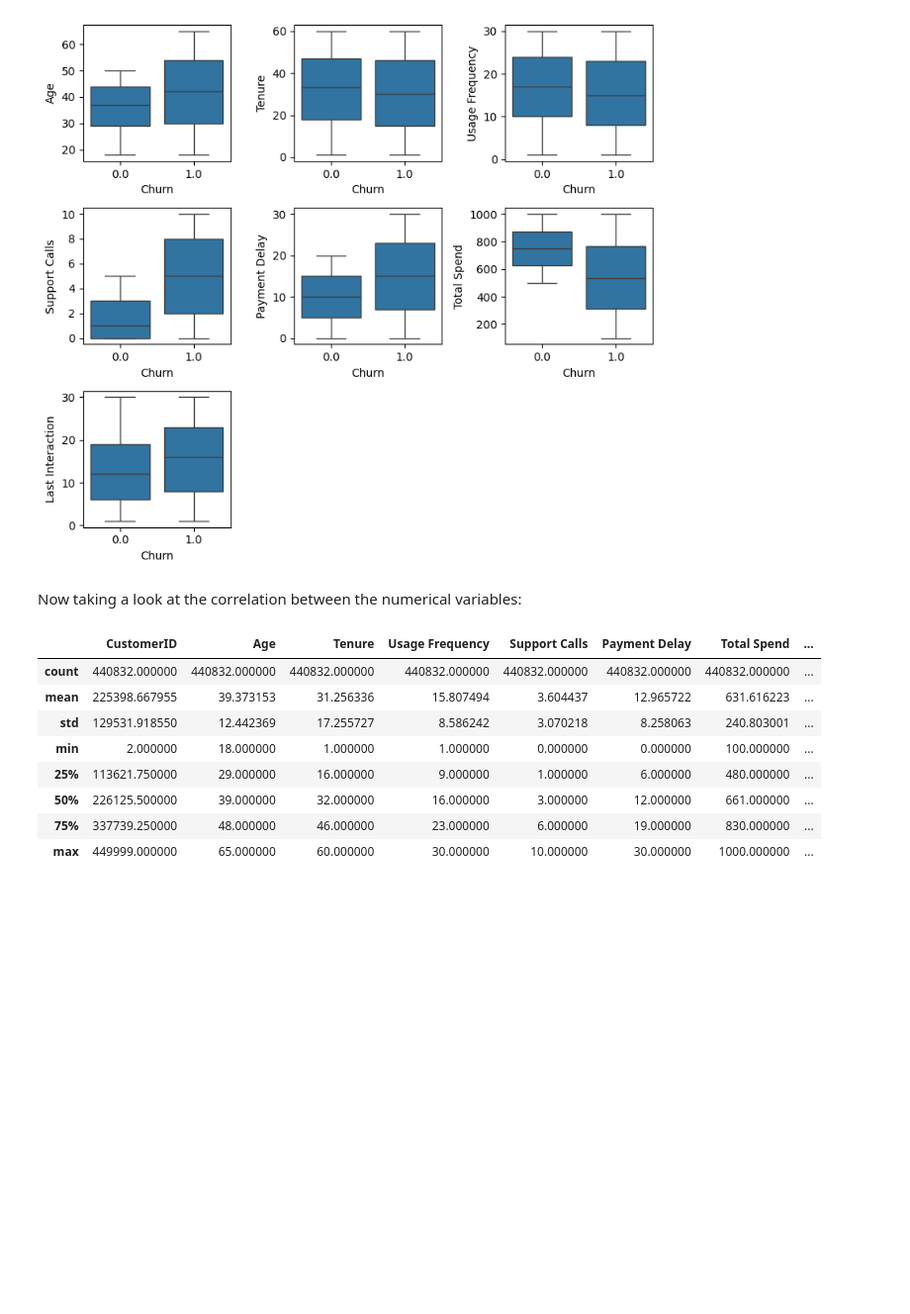
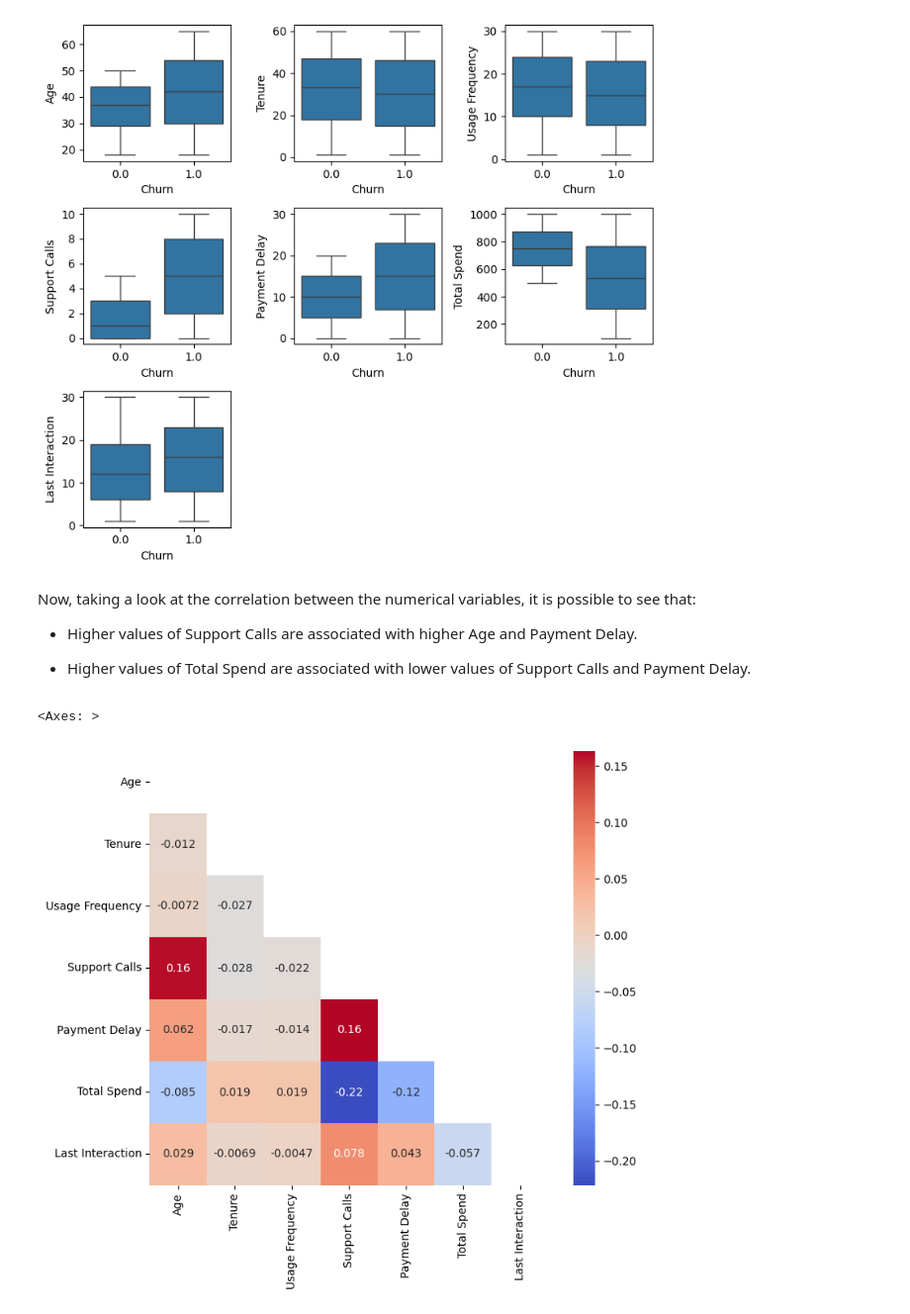
Before and after one commit to gustavofladeira/churn-analysis, a Jupyter notebook: churn_analysis.ipynb, the cells around one changed output. Shown at 99% size. Cells and saved outputs as stored; diff of their text form; code cells hidden in the pictures; blank space fills up the shorter version.

```diff
--- a/churn_analysis.ipynb
+++ b/churn_analysis.ipynb
@@ -223,17 +223,3 @@ axes[2, 2].remove()
 plt.tight_layout()
 # %% [output]
 [figure]
-# %% [markdown]
-Now taking a look at the correlation between the numerical variables:
-# %%
-train.describe()
-# %% [output]
-|  | CustomerID | Age | Tenure | Usage Frequency | Support Calls | Payment Delay | Total Spend | ... |
-| count | 440832.000000 | 440832.000000 | 440832.000000 | 440832.000000 | 440832.000000 | 440832.000000 | 440832.000000 | ... |
-| mean | 225398.667955 | 39.373153 | 31.256336 | 15.807494 | 3.604437 | 12.965722 | 631.616223 | ... |
-| std | 129531.918550 | 12.442369 | 17.255727 | 8.586242 | 3.070218 | 8.258063 | 240.803001 | ... |
-| min | 2.000000 | 18.000000 | 1.000000 | 1.000000 | 0.000000 | 0.000000 | 100.000000 | ... |
-| 25% | 113621.750000 | 29.000000 | 16.000000 | 9.000000 | 1.000000 | 6.000000 | 480.000000 | ... |
-| 50% | 226125.500000 | 39.000000 | 32.000000 | 16.000000 | 3.000000 | 12.000000 | 661.000000 | ... |
-| 75% | 337739.250000 | 48.000000 | 46.000000 | 23.000000 | 6.000000 | 19.000000 | 830.000000 | ... |
-| max | 449999.000000 | 65.000000 | 60.000000 | 30.000000 | 10.000000 | 30.000000 | 1000.000000 | ... |
@@ -242,0 +226,18 @@ sns.pairplot(train[numeric_cols])
+# %% [markdown]
+Now, taking a look at the correlation between the numerical variables, it is possible to see that:
+
+* Higher values of Support Calls are associated with higher Age and Payment Delay.
+
+* Higher values of Total Spend are associated with lower values of Support Calls and Payment Delay.
+# %%
+numeric_cols = cols = ['Age', 'Tenure', 'Usage Frequency', 'Support Calls', 'Payment Delay', 'Total Spend', 'Last Interaction']
+
+corr_matrix = train[numeric_cols].corr()
+
+mask = np.triu(corr_matrix)
+
+plt.figure(figsize=(8, 7))
+sns.heatmap(corr_matrix, annot=True, mask=mask, cmap='coolwarm')
+# %% [output]
+<Axes: >
+[figure, added]
```
Also changed, not shown: parts of 2 cells of this notebook.
